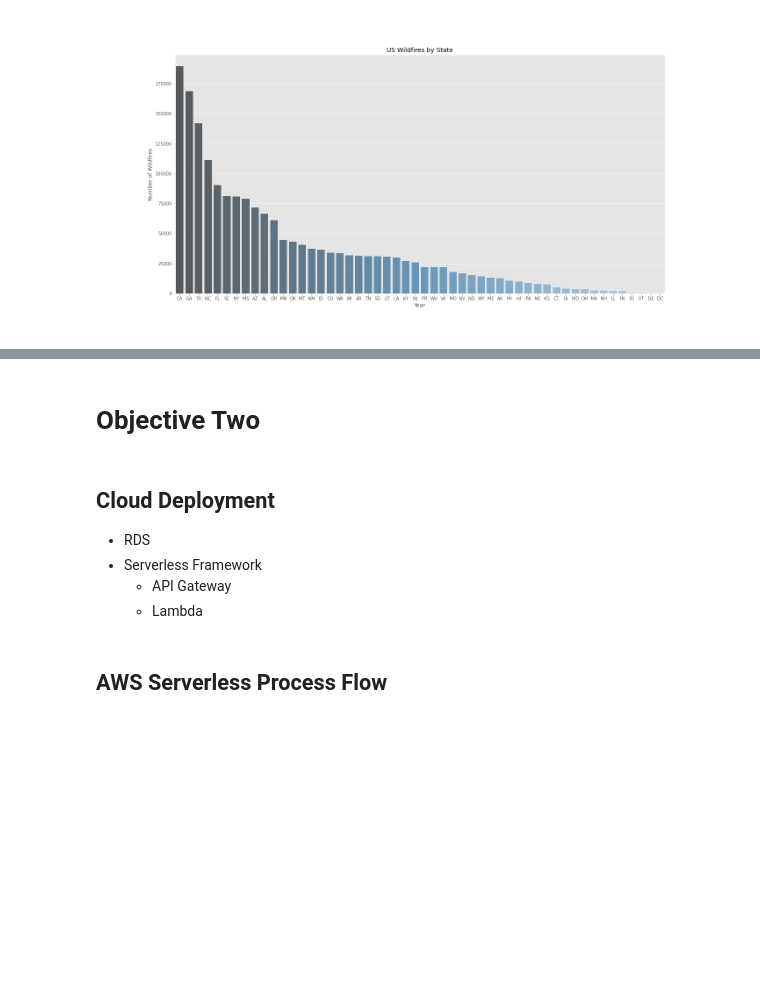
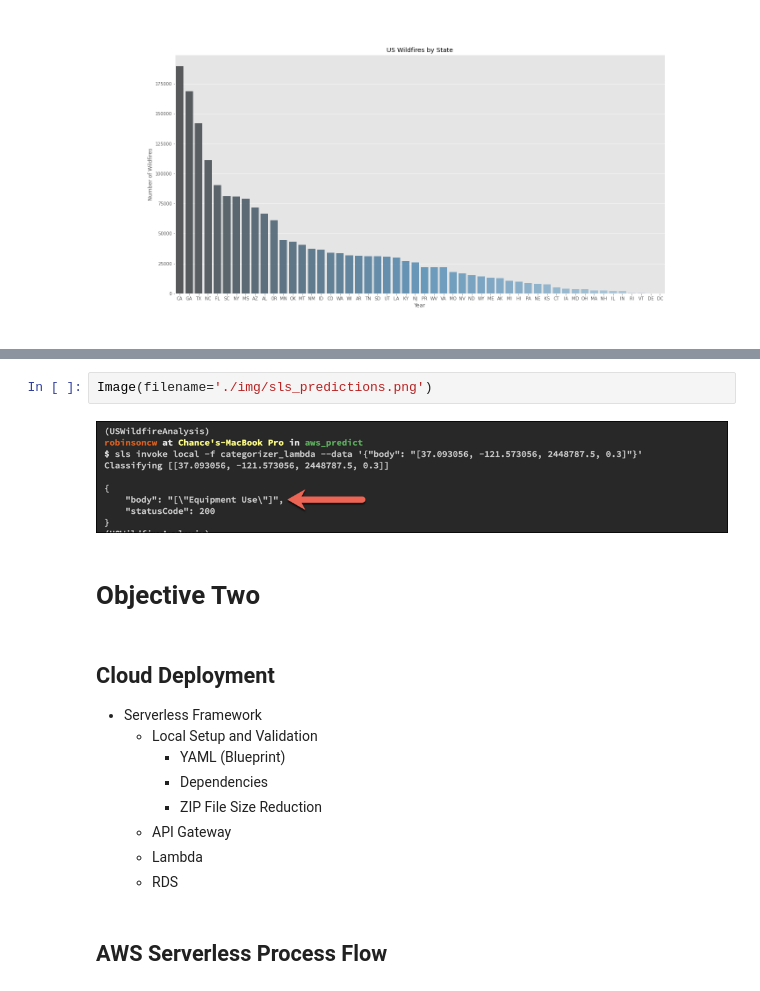
Before and after one commit to RobinsonCW/USWildfireAnalysis, a Jupyter notebook: src/objectives/python/USWildfireAnalysis.ipynb, the cells around one changed output, grey strips where cells are left out. Cells and saved outputs as stored; diff of their text form; blank space fills up the shorter version.

```diff
--- a/src/objectives/python/USWildfireAnalysis.ipynb
+++ b/src/objectives/python/USWildfireAnalysis.ipynb
@@ -57,12 +64,20 @@ Image(filename='./img/us_wilfires_by_state.png')
+# %%
+Image(filename='./img/sls_predictions.png')
+# %% [output]
+[figure, added]
 # %% [markdown]
 # Objective Two
 # %% [markdown]
 ## Cloud Deployment
 
-- RDS
 - Serverless Framework
+    - Local Setup and Validation
+        - YAML (Blueprint)
+        - Dependencies
+        - ZIP File Size Reduction
     - API Gateway
     - Lambda
+    - RDS
 # %% [markdown]
 ## AWS Serverless Process Flow
 # %%
```
Also changed, not shown: parts of 4 cells of this notebook, 1 other file.
